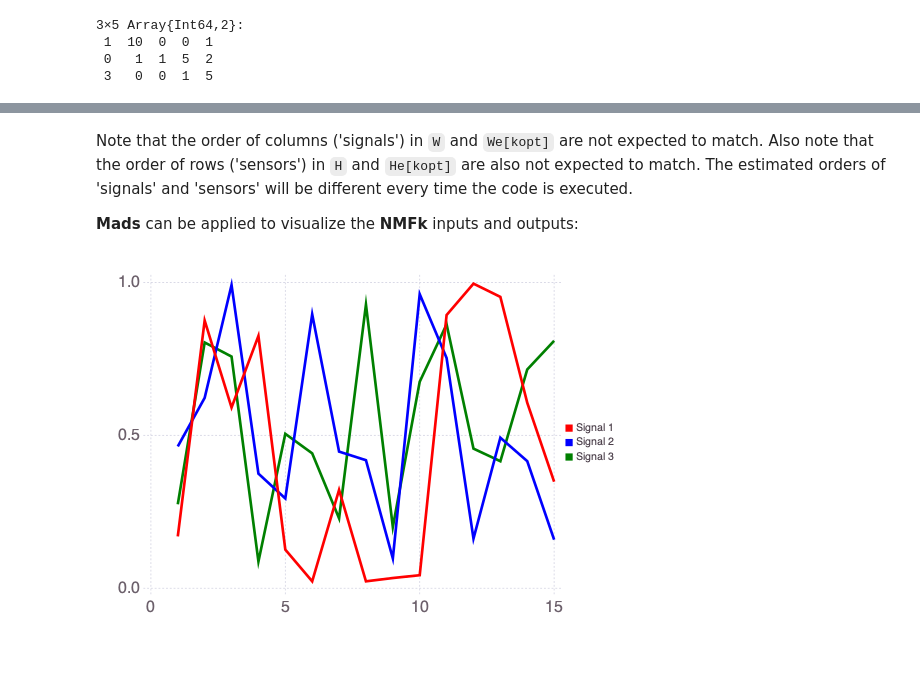
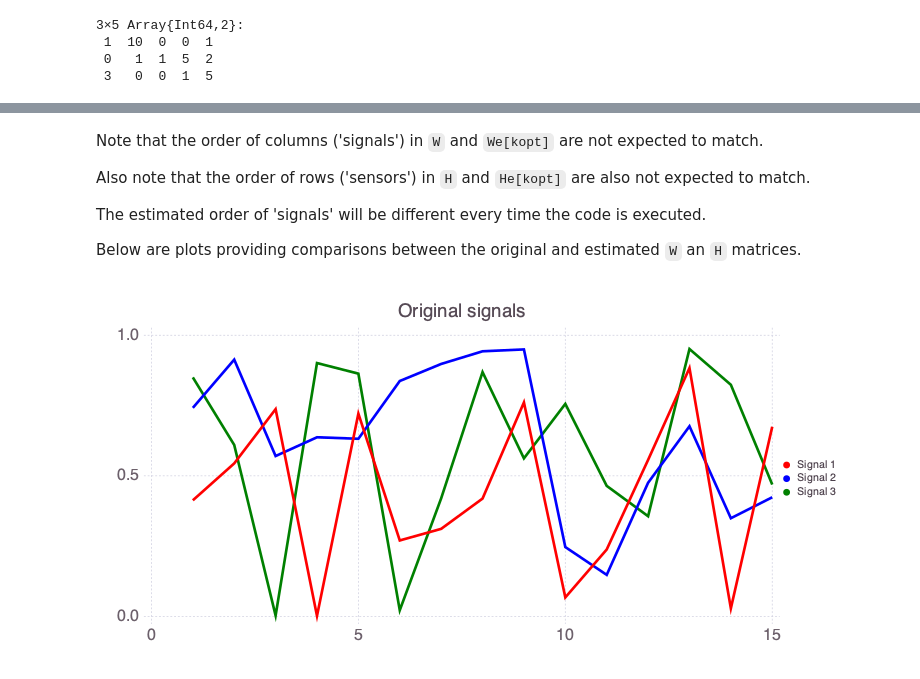
Before and after one commit to SmartTensors/NMFk.jl, a Jupyter notebook: notebooks/blind_source_separation.ipynb, the cells around one changed output, grey strips where cells are left out. Saved outputs shown, nothing was run; the diff lists cells and outputs as text; code cells hidden in the pictures.

```diff
--- a/notebooks/blind_source_separation.ipynb
+++ b/notebooks/blind_source_separation.ipynb
@@ -159,12 +186,13 @@ He[kopt]
 # %% [markdown]
 Note that the order of columns ('signals') in `W` and `We[kopt]` are not expected to match.
+
 Also note that the order of rows ('sensors') in `H` and `He[kopt]` are also not expected to match.
-The estimated orders of 'signals' and 'sensors' will be different every time the code is executed.
 
-**Mads** can be applied to visualize the **NMFk** inputs and outputs:
+The estimated order of 'signals' will be different every time the code is executed.
+
+Below are plots providing comparisons between the original and estimated `W` an `H` matrices.
-# %%
-import Mads
-Mads.plotseries([a b c])
-# %% [output]
-[figure, removed]
+# %%
+Mads.plotseries(W; title="Original signals")
+# %% [output]
+[figure, added]
 # %%
```
Also changed, not shown: parts of 23 cells of this notebook, 4 other files.
